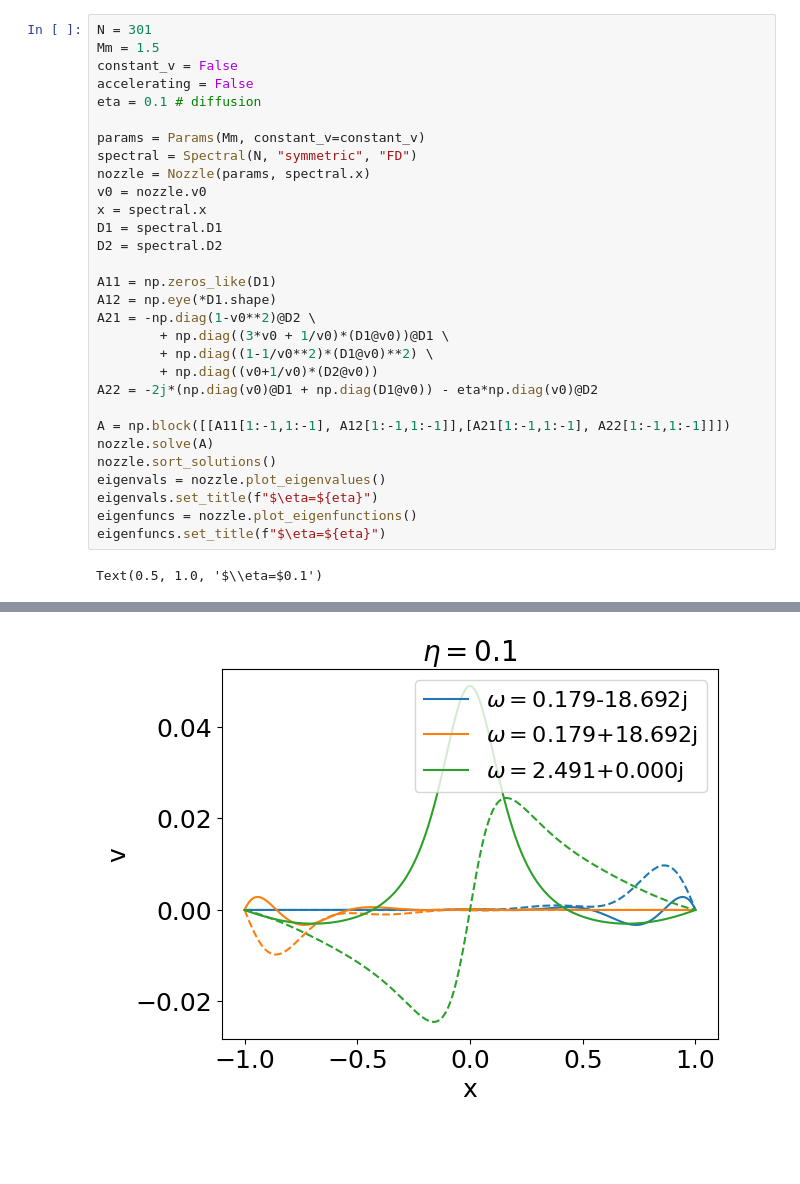
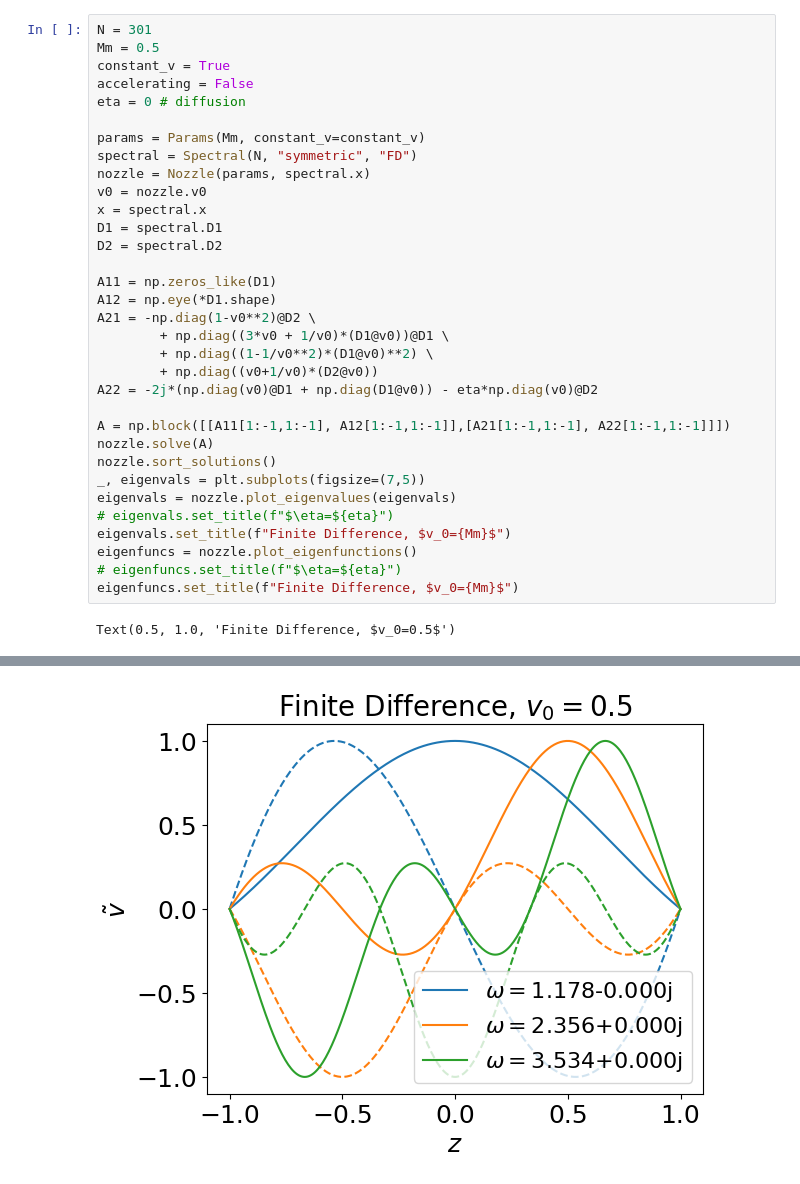
Before and after one commit to HuntFeng/magnetic-nozzle-spectral-instability, a Jupyter notebook: finite-difference.ipynb, the cells around one changed output, grey strips where cells are left out. Saved outputs shown, nothing was run; the diff lists cells and outputs as text; blank space fills up the shorter version.

```diff
--- a/finite-difference.ipynb
+++ b/finite-difference.ipynb
@@ -4,9 +5,9 @@ from nozzle import Spectral, Params, Nozzle
 # %%
 N = 301
-Mm = 1.5
-constant_v = False
+Mm = 0.5
+constant_v = True
 accelerating = False
-eta = 0.1 # diffusion
+eta = 0 # diffusion
 
 params = Params(Mm, constant_v=constant_v)
 spectral = Spectral(N, "symmetric", "FD")
@@ -27,9 +28,12 @@ A22 = -2j*(np.diag(v0)@D1 + np.diag(D1@v0)) - eta*np.diag(v0)@D2
 A = np.block([[A11[1:-1,1:-1], A12[1:-1,1:-1]],[A21[1:-1,1:-1], A22[1:-1,1:-1]]])
 nozzle.solve(A)
 nozzle.sort_solutions()
-eigenvals = nozzle.plot_eigenvalues()
-eigenvals.set_title(f"$\eta=${eta}")
+_, eigenvals = plt.subplots(figsize=(7,5))
+eigenvals = nozzle.plot_eigenvalues(eigenvals)
+# eigenvals.set_title(f"$\eta=${eta}")
+eigenvals.set_title(f"Finite Difference, $v_0={Mm}$")
 eigenfuncs = nozzle.plot_eigenfunctions()
-eigenfuncs.set_title(f"$\eta=${eta}")
+# eigenfuncs.set_title(f"$\eta=${eta}")
+eigenfuncs.set_title(f"Finite Difference, $v_0={Mm}$")
 # %% [output]
-Text(0.5, 1.0, '$\\eta=$0.1')
+Text(0.5, 1.0, 'Finite Difference, $v_0=0.5$')
@@ -37 +41 @@ Text(0.5, 1.0, '$\\eta=$0.1')
-[figure, old version]
+[figure, new version]
```
Also changed, not shown: parts of 2 cells of this notebook, 34 other files.
